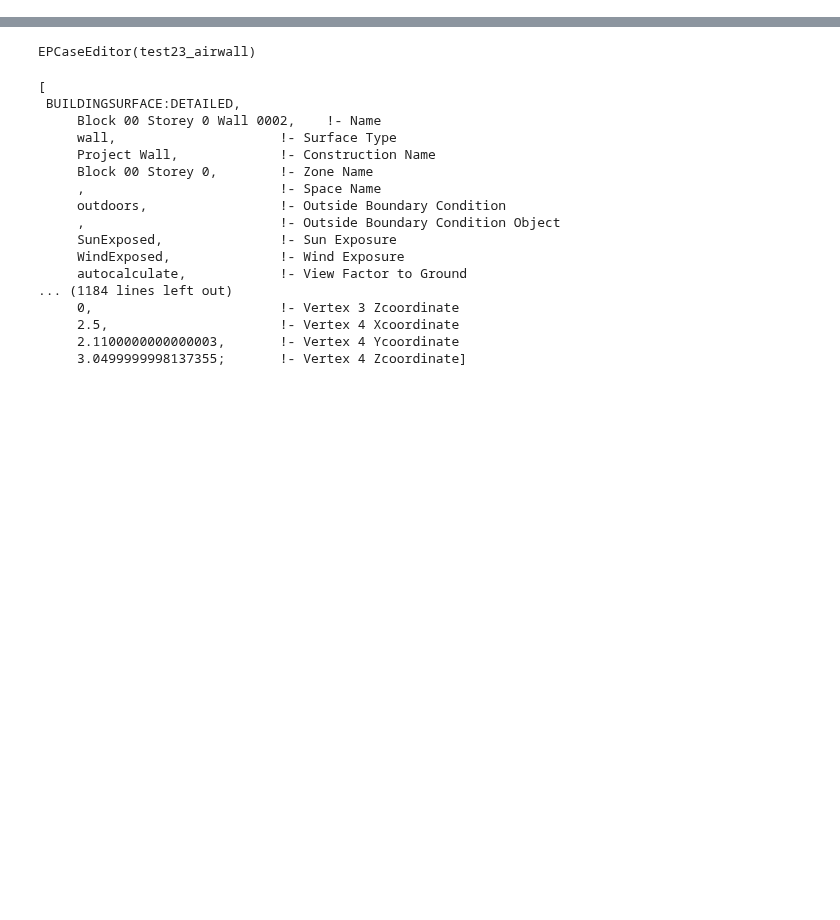
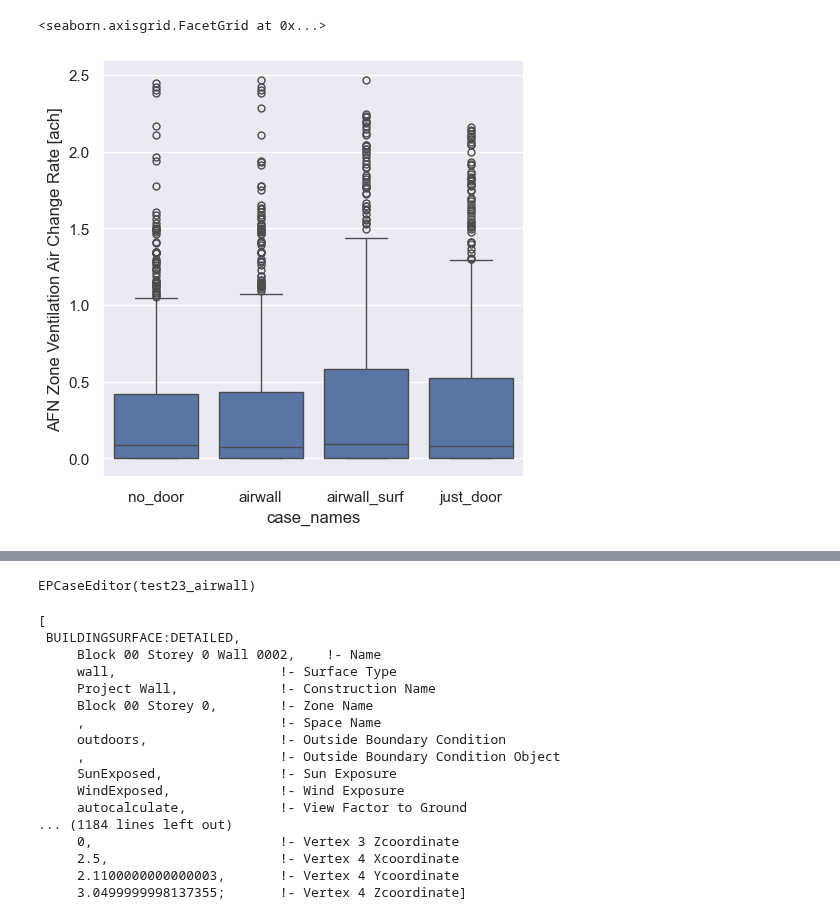
Before and after one commit to juliet29/plan2EPlus, a Jupyter notebook: _notebooks/t05_svg2plan.ipynb, the cells around one changed output, grey strips where cells are left out. Drawn from its saved outputs; the diff is of its cells as text; code cells hidden in the pictures; blank space fills up the shorter version.

```diff
--- a/_notebooks/t05_svg2plan.ipynb
+++ b/_notebooks/t05_svg2plan.ipynb
@@ -40,0 +114,3 @@ from subsurfaces.logic import find_surface_connecting_two_zones
+# %%
+zone_dfs = create_data(get_zone_df)
+zone_dfs
@@ -40,0 +132,9 @@ from subsurfaces.logic import find_surface_connecting_two_zones
+# %%
+g = sns.catplot(data=dfs, x="case_names", y="values", kind="box")
+
+tcase = get_airboundary_case()
+_, qoi_info = get_plot_labels(tcase, zone_dfs["qoi"][0])
+g.set_ylabels(qoi_info)
+# %% [output]
+<seaborn.axisgrid.FacetGrid at 0x...>
+[figure, added]
```
Also changed, not shown: parts of 28 cells of this notebook, 14 other files.
